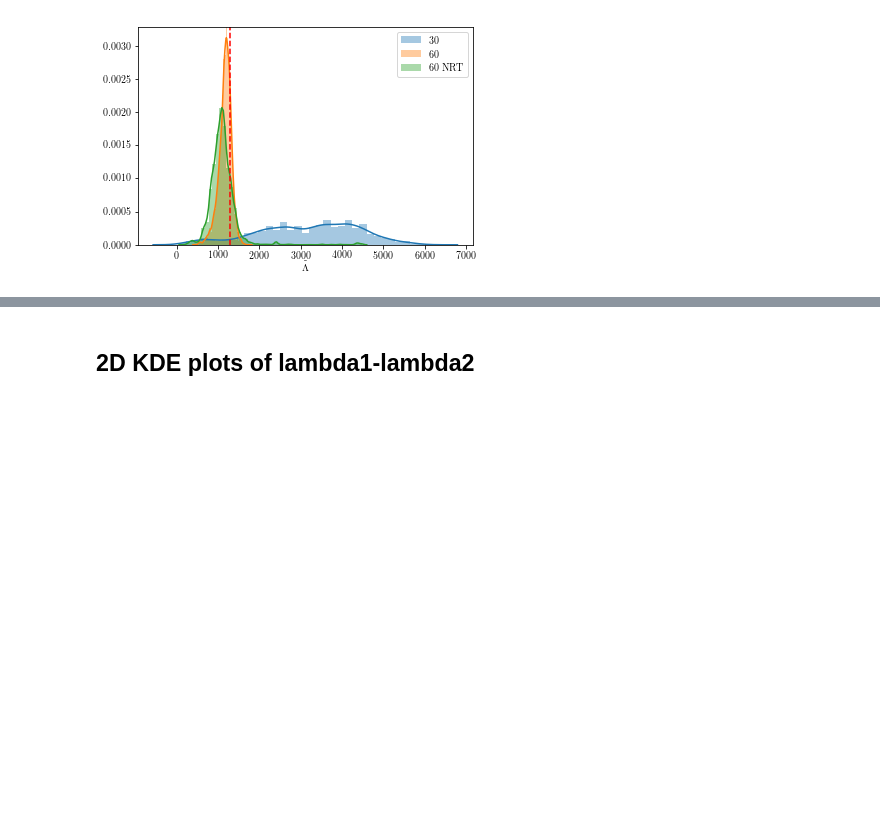
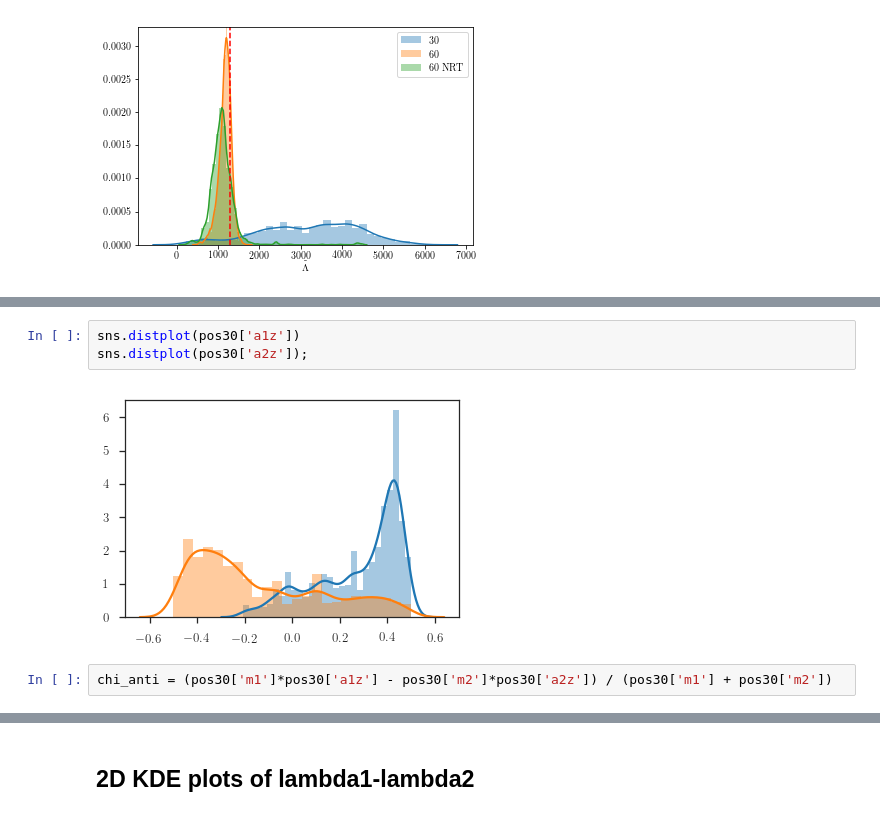
Before and after one commit to benjaminlackey/gpsurrogate, a Jupyter notebook: paper/PE-analysis/PE_analysis.ipynb, the cells around one changed output, grey strips where cells are left out. Saved outputs shown, nothing was run; the diff lists cells and outputs as text; blank space fills up the shorter version.

```diff
--- a/paper/PE-analysis/PE_analysis.ipynb
+++ b/paper/PE-analysis/PE_analysis.ipynb
@@ -153,0 +161,7 @@ plt.legend();
+# %%
+sns.distplot(pos30['a1z'])
+sns.distplot(pos30['a2z']);
+# %% [output]
+[figure, added]
+# %%
+chi_anti = (pos30['m1']*pos30['a1z'] - pos30['m2']*pos30['a2z']) / (pos30['m1'] + pos30['m2'])
```
Also changed, not shown: parts of 8 cells of this notebook.
